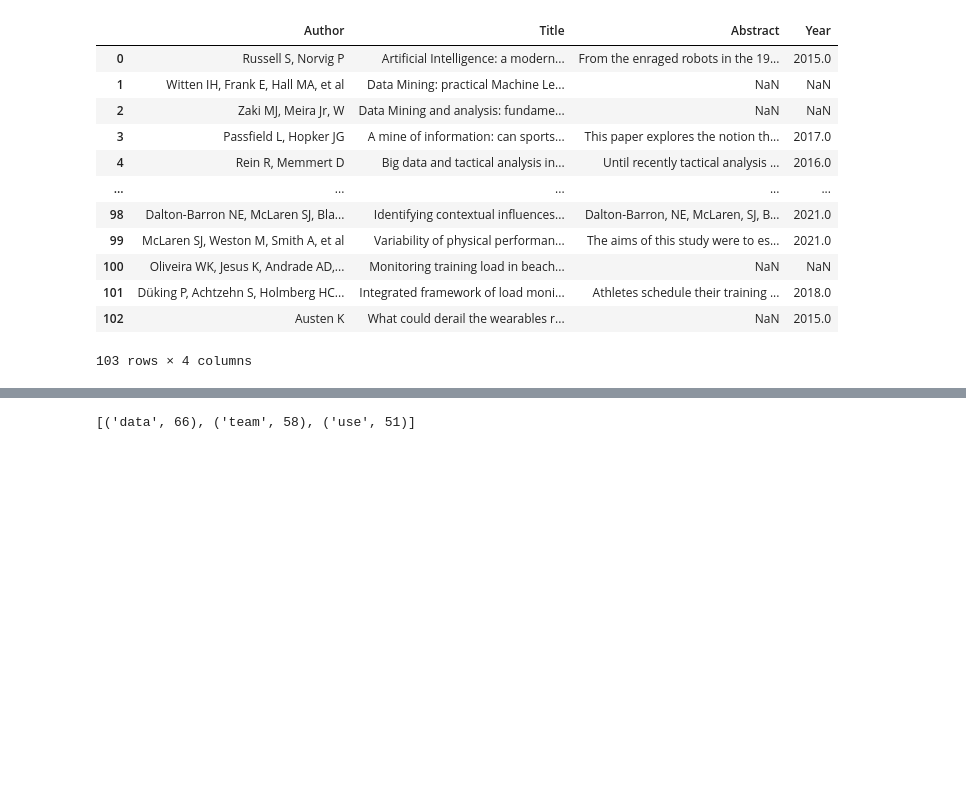
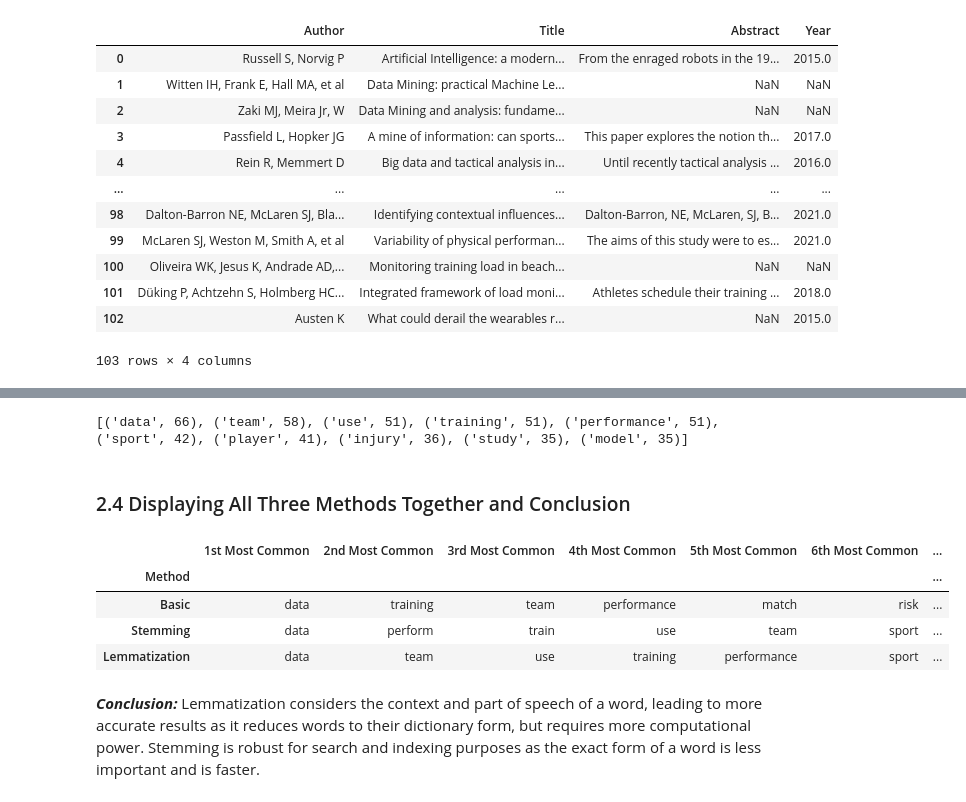
Before and after one commit to Matt17BR/ml4ds2324_topic_modeling, a Jupyter notebook: scripts/topic_modeling.ipynb, the cells around one changed output, grey strips where cells are left out. Drawn from its saved outputs; the diff is of its cells as text; code cells hidden in the pictures; blank space fills up the shorter version.

```diff
--- a/scripts/topic_modeling.ipynb
+++ b/scripts/topic_modeling.ipynb
@@ -151,8 +296,10 @@ nltk.download('wordnet')
 True
 # %%
+#Ensure necessary NLTK resources are downloaded
 from nltk.stem import WordNetLemmatizer
 from nltk.corpus import wordnet
 
+#Function to map NLTK's part of speech tags to those used by WordNet
 def get_wordnet_pos(word):
     """Map POS tag to the first character lemmatize() accepts"""
     tag = nltk.pos_tag([word])[0][1][0].upper()
@@ -162,28 +309,70 @@ def get_wordnet_pos(word):
                 "R": wordnet.ADV}
     return tag_dict.get(tag, wordnet.NOUN)
 
+#Function for cleaning and preprocessing the abstracts with lemmatization
 def preprocess_text(texts):
     prepositions = set([
-        # ... (list all prepositions here) ...
+
     ])
     stop_words = set(stopwords.words('english')).union(prepositions)
     lemmatizer = WordNetLemmatizer()
-
+#Lowercasing, punctuation removal, word tokenization, lemmatizing and stop word filtering
     cleaned_texts = []
     for text in texts:
         if isinstance(text, str):
-            # Replace hyphens and slashes with spaces
+            #Replace hyphens and slashes with spaces
             words = text.lower().translate(str.maketrans('-/', '  ')).split()
             words = [word for part in words for word in part.translate(str.maketrans('', '', string.punctuation)).split() if word not in stop_words]
             lem_words = [lemmatizer.lemmatize(word, get_wordnet_pos(word)) for word in words]
             cleaned_texts.extend(lem_words)
 
     return cleaned_texts
-
+#Preprocessing the abstracts and counting
 cleaned_abstracts = preprocess_text(ref_abs['Abstract'])
 word_counts = Counter(cleaned_abstracts)
-most_common_words = word_counts.most_common(3)
+most_common_words_lemm_A = word_counts.most_common(10)
 
-print(most_common_words)
+print(most_common_words_lemm_A)
 # %% [output]
-[('data', 66), ('team', 58), ('use', 51)]
+[('data', 66), ('team', 58), ('use', 51), ('training', 51), ('performance', 51), ('sport', 42), ('player', 41), ('injury', 36), ('study', 35), ('model', 35)]
+# %% [markdown]
+### 2.4 Displaying All Three Methods Together and Conclusion
+# %%
+#Using pandas for displaying the results side by side in a table for ease of comparison
+import pandas as pd
+results_df = pd.DataFrame({
+    'Method': ['Basic', 'Stemming', 'Lemmatization'],
+    '1st Most Common': [most_common_words_basic_A[0][0], most_common_words_stemming_A[0][0], most_common_words_lemm_A[0][0]],
+    '2nd Most Common': [most_common_words_basic_A[1][0], most_common_words_stemming_A[1][0], most_common_words_lemm_A[1][0]],
+    '3rd Most Common': [most_common_words_basic_A[2][0], most_common_words_stemming_A[2][0], most_common_words_lemm_A[2][0]],
+    '4th Most Common': [most_common_words_basic_A[3][0], most_common_words_stemming_A[3][0], most_common_words_lemm_A[3][0]],
+    '5th Most Common': [most_common_words_basic_A[4][0], most_common_words_stemming_A[4][0], most_common_words_lemm_A[4][0]],
+    '6th Most Common': [most_common_words_basic_A[5][0], most_common_words_stemming_A[5][0], most_common_words_lemm_A[5][0]],
+    '7th Most Common': [most_common_words_basic_A[6][0], most_common_words_stemming_A[6][0], most_common_words_lemm_A[6][0]],
+    '8th Most Common': [most_common_words_basic_A[7][0], most_common_words_stemming_A[7][0], most_common_words_lemm_A[7][0]],
+    '9th Most Common': [most_common_words_basic_A[8][0], most_common_words_stemming_A[8][0], most_common_words_lemm_A[8][0]],
+    '10th Most Common': [most_common_words_basic_A[9][0], most_common_words_stemming_A[9][0], most_common_words_lemm_A[9][0]]
+})
+results_df.set_index('Method', inplace=True)
+
+#Applying basic styling
+styled_df = results_df.style.set_properties(**{
+    'background-color': 'white',  #Background color
+    'color': 'black',             #Font color
+    'border-color': 'black',      #Border color
+    'border-style': 'solid',      #Border style
+    'border-width': '1px'         #Border width
+}).set_table_styles([{
+    'selector': 'th',
+    'props': [('background-color', '#f4f4f4'), ('color', 'black')]  #Header styling
+}])
+
+styled_df
+# %% [output]
+|  | 1st Most Common | 2nd Most Common | 3rd Most Common | 4th Most Common | 5th Most Common | 6th Most Common | ... |
+| Method |  |  |  |  |  |  | ... |
+| Basic | data | training | team | performance | match | risk | ... |
+| Stemming | data | perform | train | use | team | sport | ... |
+| Lemmatization | data | team | use | training | performance | sport | ... |
+# %% [markdown]
+***Conclusion:***  Lemmatization considers the context and part of speech of a word, leading to more accurate results as it reduces words to their dictionary form, but requires more computational power. Stemming is robust for search and indexing purposes as the exact form of a word is less important and is faster.
```
Also changed, not shown: parts of 26 cells of this notebook.
